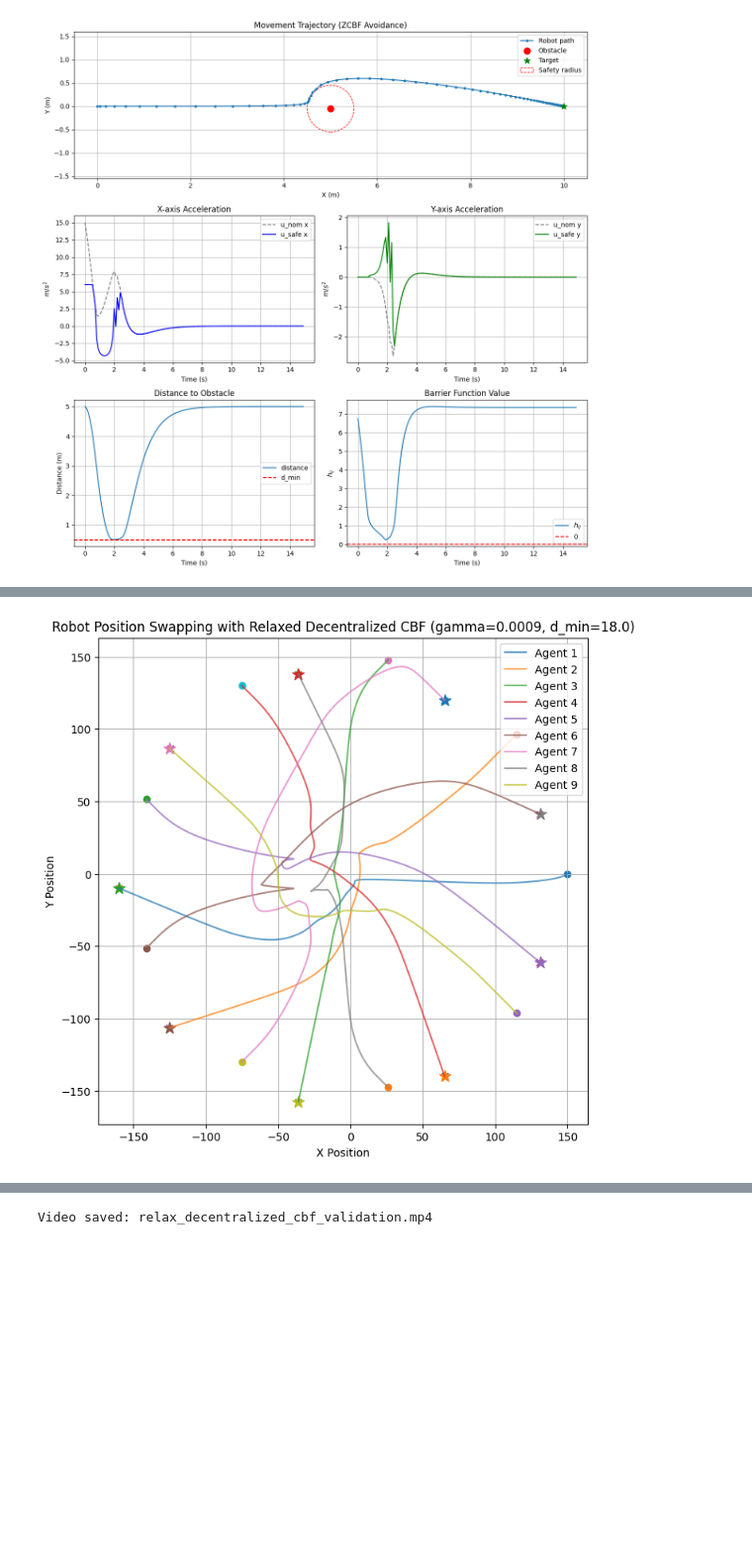
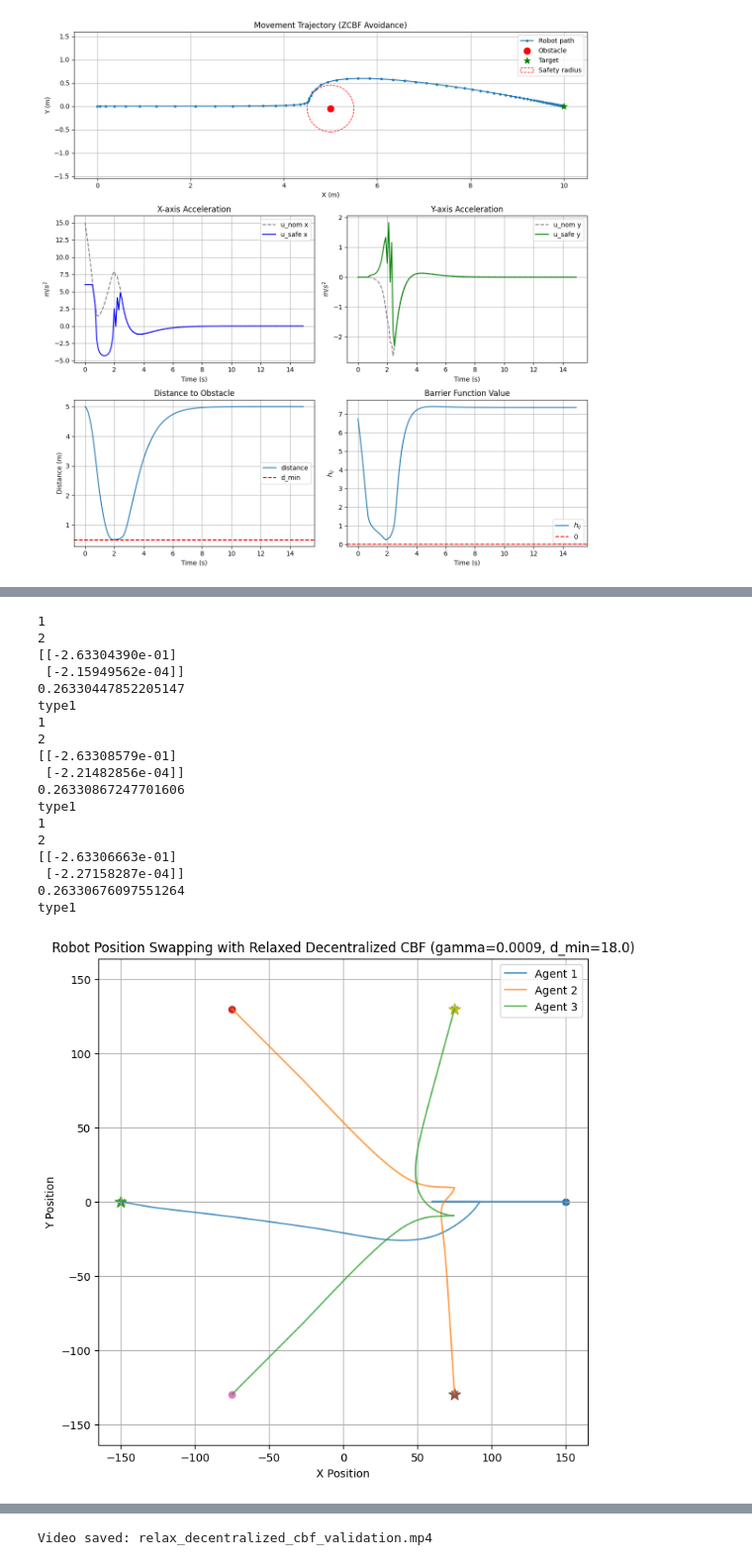
Before and after one commit to hungnguyen-125/Safety_Formation_Control_CBF, a Jupyter notebook: demo/decentralized_cbf_validation.ipynb, the cells around one changed output, grey strips where cells are left out. Shown at 99% size. Drawn from its saved outputs; the diff is of its cells as text; code cells hidden in the pictures; blank space fills up the shorter version.

```diff
--- a/demo/decentralized_cbf_validation.ipynb
+++ b/demo/decentralized_cbf_validation.ipynb
@@ -635,7 +635,3 @@ plt.tight_layout()
 plt.show()
 # %% [output]
 [figure]
-# %%
-A = np.array([[2, 3, 4],[5, 6, 7]])
-
-print(A[:, :2])
@@ -645,8 +638,8 @@ print(A[:, :2])
 # %%
 # --- Simulation Configuration ---
-N = 9
+N = 3
 R_circle = 150
-dt = 0.1
+dt = 0.01
 T_max = 40
 steps = int(T_max / dt)
 
@@ -672,7 +665,7 @@ for i in range(N):
     ]
 
     # Opposite-side target
-    target_pos = -np.array(x0[0:2]) - 10
+    target_pos = -np.array(x0[0:2])
 
     # f_target is not used in this experiment
     ag = Agent(
@@ -695,4 +688,5 @@ topology.plot(show_radius= False)
 
 # --- CBF filter ---
 cbf_filter = DecentralizedCBF(gamma=gamma,k= 1, safety_dis=d_min)
+deadlock_manager = DeadlockManager(zero_tol=1e-3, lp_tol=1e-7)
 # %% [output]
@@ -702,6 +696,7 @@ cbf_filter = DecentralizedCBF(gamma=gamma,k= 1, safety_dis=d_min)
 history = [[] for _ in range(N)]
 u_nom_hist = [[] for _ in range(N)]
 u_safe_hist = [[] for _ in range(N)]
+atvc = []
 
 # --- Simulation Loop ---
 for t in range(steps):
@@ -729,6 +724,33 @@ for t in range(steps):
             u_nom_i=u_nom_i.reshape(2, 1)
         )
 
+        A, b, n_active_constraints = cbf_filter.compute_constraint(agent_i = current_agent, agent_id = agent_id, all_agents = agents_list, neighbor_list = neighbor_list, u_i = u_safe_i)
+
+        # if n_active_constraints != 0:
+        #     print(n_active_constraints)
+            # print(A)
+            # print(b)
+
+        if np.linalg.norm(u_safe_i) <= 1e-3:
+            print(agent_id)
+            print(n_active_constraints)
+            print(current_agent.vel)
+            print(np.linalg.norm(current_agent.vel))
+            # print(b)
+
+        u_final, deadlock_type = deadlock_manager.resolve_deadlock(
+            cbf_solver=cbf_filter,
+            agent_i=current_agent,
+            agent_id=agent_id,
+            all_agents=agents_list,
+            neighbor_list=neighbor_list,
+            u_nom_i=u_nom_i,
+            u_safe_i=u_safe_i,
+        )
+
+        if np.linalg.norm(u_safe_i) <= 1e-3:
+            print(deadlock_type)
+
         u_nom_commands[agent_id] = u_nom_i.copy()
         u_safe_commands[agent_id] = u_safe_i.flatten()
 
@@ -738,34 +760,52 @@ for t in range(steps):
 
         ag.update_physics(u_safe_commands[agent_id], dt)
 
-        history[agent_id - 1].append(ag.pos.flatten().copy())
+        history[agent_id - 1].append(ag.vel.flatten().copy())
         u_nom_hist[agent_id - 1].append(u_nom_commands[agent_id].copy())
         u_safe_hist[agent_id - 1].append(u_safe_commands[agent_id].copy())
 
 # --- Convert history to arrays ---
 history = [np.array(h) for h in history]
 u_nom_hist = [np.array(h) for h in u_nom_hist]
 u_safe_hist = [np.array(h) for h in u_safe_hist]
 
 # --- Plot trajectories ---
 plt.figure(figsize=(8, 8))
 for i in range(N):
     traj = history[i]
     if len(traj) == 0:
         continue
 
     plt.plot(traj[:, 0], traj[:, 1], alpha=0.7, label=f'Agent {i+1}')
     plt.scatter(traj[0, 0], traj[0, 1], marker='o')
     plt.scatter(traj[-1, 0], traj[-1, 1], marker='x')
     plt.scatter(agents_list[i].target[0], agents_list[i].target[1], marker='*', s=120)
 
 plt.title(f"Robot Position Swapping with Relaxed Decentralized CBF (gamma={gamma}, d_min={d_min})")
 plt.xlabel("X Position")
 plt.ylabel("Y Position")
 plt.axis("equal")
 plt.grid(True)
 plt.legend()
 plt.show()
 # %% [output]
+1
+2
+[[-2.63304390e-01]
+ [-2.15949562e-04]]
+0.26330447852205147
+type1
+1
+2
+[[-2.63308579e-01]
+ [-2.21482856e-04]]
+0.26330867247701606
+type1
+1
+2
+[[-2.63306663e-01]
+ [-2.27158287e-04]]
+0.26330676097551264
+type1
-[figure, old version]
+[figure, new version]
 # %%
```
Also changed, not shown: parts of 6 cells of this notebook, 10 other files.
